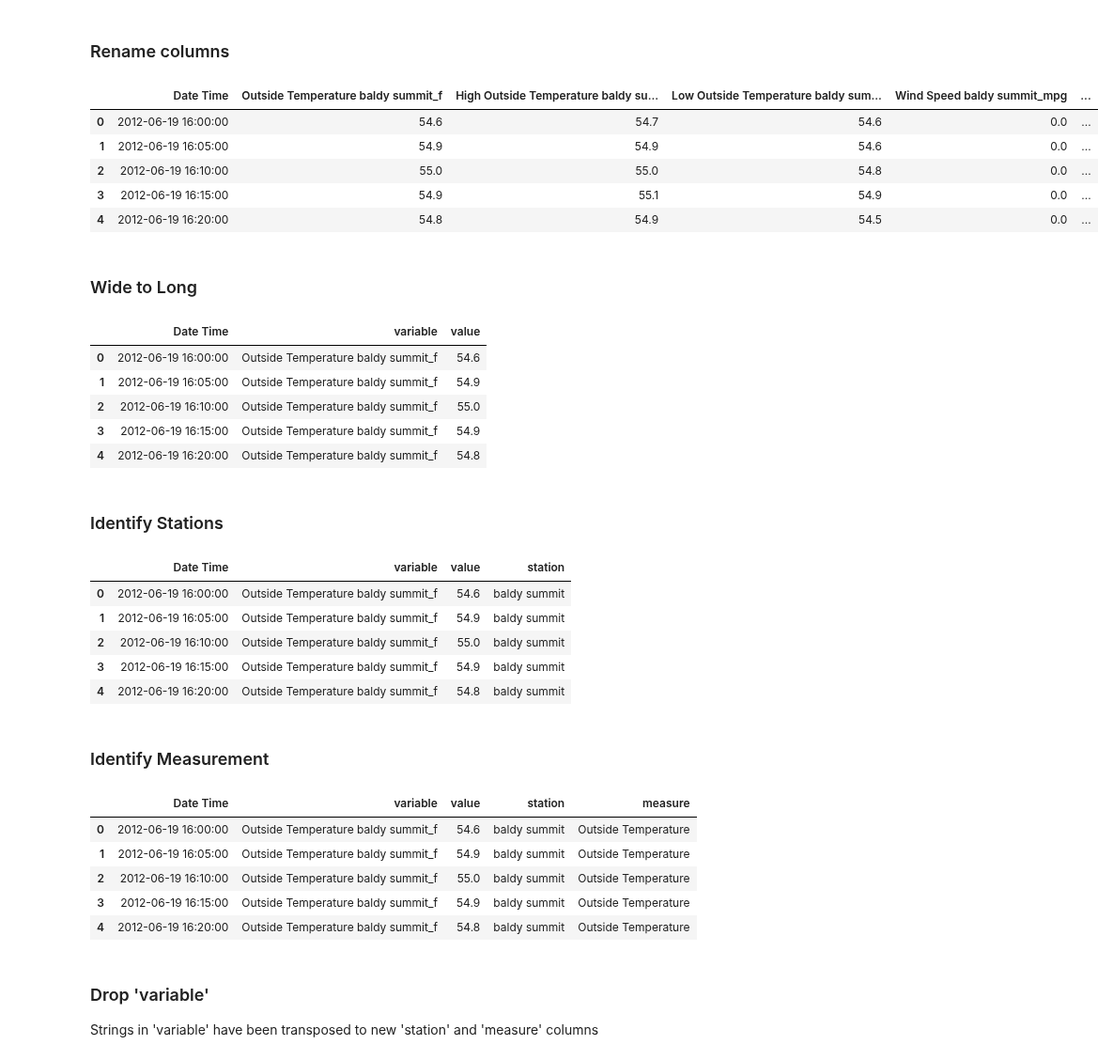
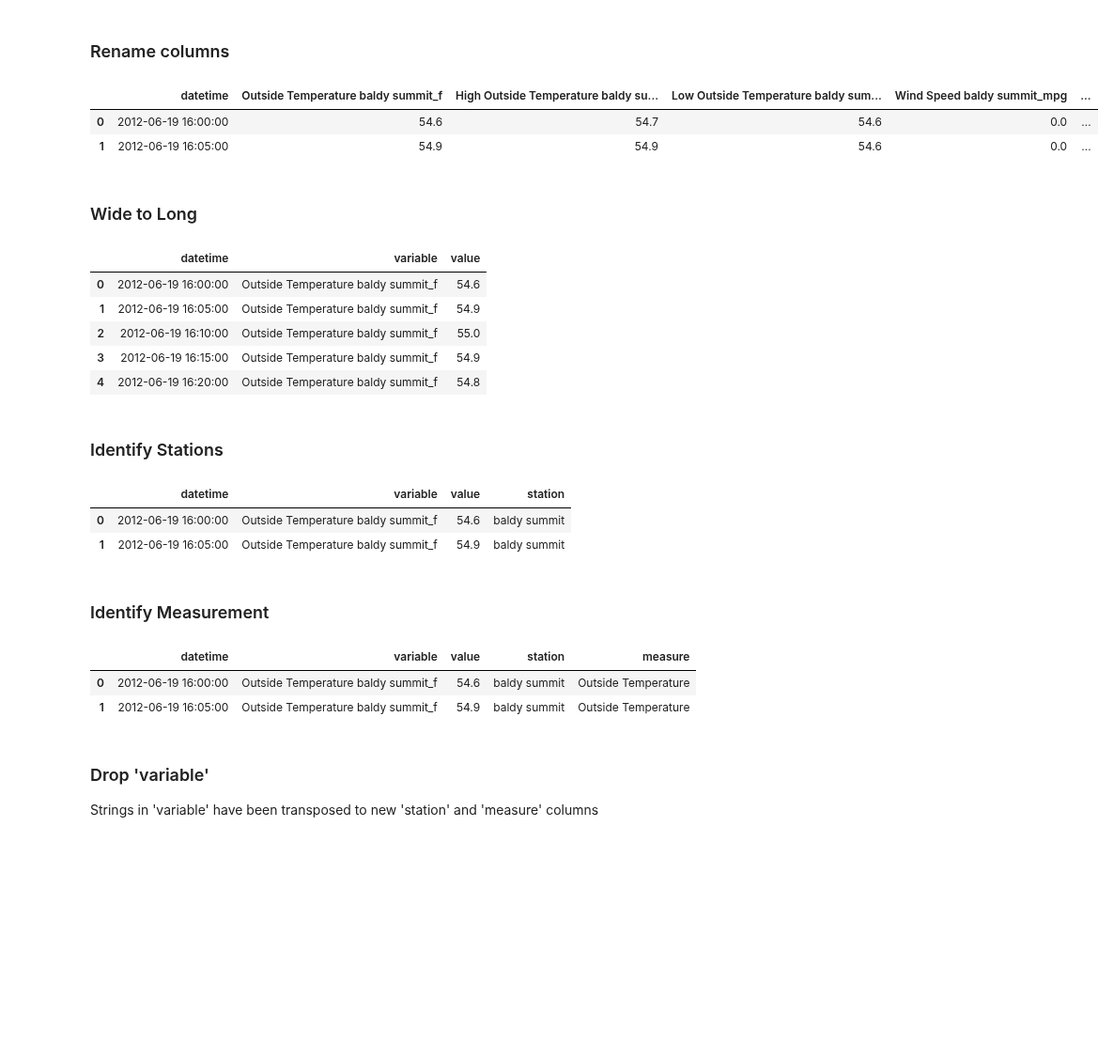
Before and after one commit to samsoe/mpg_notebooks, a Jupyter notebook: mpg_weather_wrangle.ipynb, the cells around one changed output. Shown at 94% size. Drawn from its saved outputs; the diff is of its cells as text; code cells hidden in the pictures; blank space fills up the shorter version.

```diff
--- a/mpg_weather_wrangle.ipynb
+++ b/mpg_weather_wrangle.ipynb
@@ -30,7 +27,7 @@ df = df.loc[:, df.columns != 'Day of the Week ']
 ### Rename columns
 # %%
 # rename columns
-rename_columns = ['Date Time',
+rename_columns = ['datetime',
  'Outside Temperature baldy summit_f',
  'High Outside Temperature baldy summit_f',
  'Low Outside Temperature baldy summit_f',
@@ -76,21 +73,18 @@ rename_columns = ['Date Time',
 
 df.columns = rename_columns
 # %%
-df.head()
+df.head(2)
 # %% [output]
-|  | Date Time | Outside Temperature baldy summit_f | High Outside Temperature baldy su... | Low Outside Temperature baldy sum... | Wind Speed baldy summit_mpg | ... |
+|  | datetime | Outside Temperature baldy summit_f | High Outside Temperature baldy su... | Low Outside Temperature baldy sum... | Wind Speed baldy summit_mpg | ... |
 | 0 | 2012-06-19 16:00:00 | 54.6 | 54.7 | 54.6 | 0.0 | ... |
 | 1 | 2012-06-19 16:05:00 | 54.9 | 54.9 | 54.6 | 0.0 | ... |
-| 2 | 2012-06-19 16:10:00 | 55.0 | 55.0 | 54.8 | 0.0 | ... |
-| 3 | 2012-06-19 16:15:00 | 54.9 | 55.1 | 54.9 | 0.0 | ... |
-| 4 | 2012-06-19 16:20:00 | 54.8 | 54.9 | 54.5 | 0.0 | ... |
 # %% [markdown]
 ### Wide to Long
 # %%
-ef = df.melt(id_vars=['Date Time'])
+ef = df.melt(id_vars=['datetime'])
 ef.head()
 # %% [output]
-|  | Date Time | variable | value |
+|  | datetime | variable | value |
 | 0 | 2012-06-19 16:00:00 | Outside Temperature baldy summit_f | 54.6 |
 | 1 | 2012-06-19 16:05:00 | Outside Temperature baldy summit_f | 54.9 |
 | 2 | 2012-06-19 16:10:00 | Outside Temperature baldy summit_f | 55.0 |
@@ -103,14 +97,11 @@ stations = ['baldy summit', 'baldy draw', 'sanfoin bench', 'south baldy', 'orcha
 for station in stations:
   ef.loc[ef['variable'].str.contains(station), 'station'] = station
 # %%
-ef.head()
+ef.head(2)
 # %% [output]
-|  | Date Time | variable | value | station |
+|  | datetime | variable | value | station |
 | 0 | 2012-06-19 16:00:00 | Outside Temperature baldy summit_f | 54.6 | baldy summit |
 | 1 | 2012-06-19 16:05:00 | Outside Temperature baldy summit_f | 54.9 | baldy summit |
-| 2 | 2012-06-19 16:10:00 | Outside Temperature baldy summit_f | 55.0 | baldy summit |
-| 3 | 2012-06-19 16:15:00 | Outside Temperature baldy summit_f | 54.9 | baldy summit |
-| 4 | 2012-06-19 16:20:00 | Outside Temperature baldy summit_f | 54.8 | baldy summit |
 # %% [markdown]
 ### Identify Measurement
 # %%
@@ -118,14 +109,11 @@ measures = ['Outside Temperature', 'High Outside Temperature', 'Low Outside Temp
 for measure in measures:
   ef.loc[ef['variable'].str.contains(measure), 'measure'] = measure
 # %%
-ef.head()
+ef.head(2)
 # %% [output]
-|  | Date Time | variable | value | station | measure |
+|  | datetime | variable | value | station | measure |
 | 0 | 2012-06-19 16:00:00 | Outside Temperature baldy summit_f | 54.6 | baldy summit | Outside Temperature |
 | 1 | 2012-06-19 16:05:00 | Outside Temperature baldy summit_f | 54.9 | baldy summit | Outside Temperature |
-| 2 | 2012-06-19 16:10:00 | Outside Temperature baldy summit_f | 55.0 | baldy summit | Outside Temperature |
-| 3 | 2012-06-19 16:15:00 | Outside Temperature baldy summit_f | 54.9 | baldy summit | Outside Temperature |
-| 4 | 2012-06-19 16:20:00 | Outside Temperature baldy summit_f | 54.8 | baldy summit | Outside Temperature |
 # %% [markdown]
 ### Drop 'variable'
 Strings in 'variable' have been transposed to new 'station' and 'measure' columns
```
Also changed, not shown: parts of 52 cells of this notebook.
